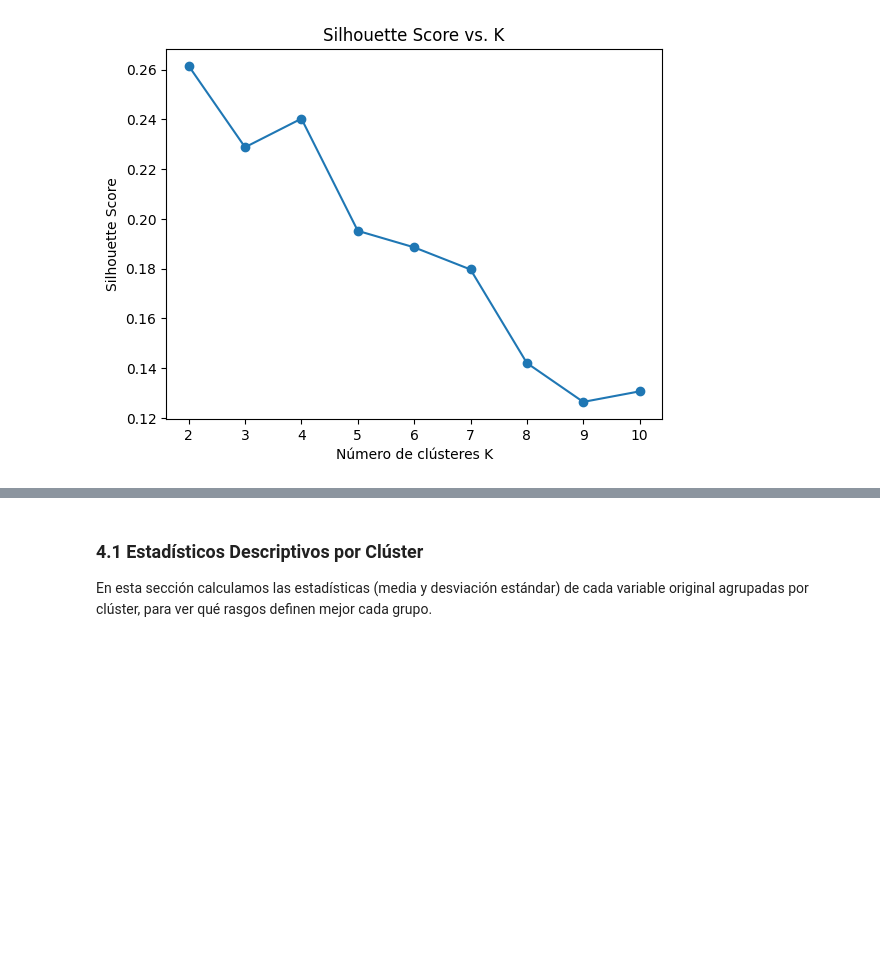
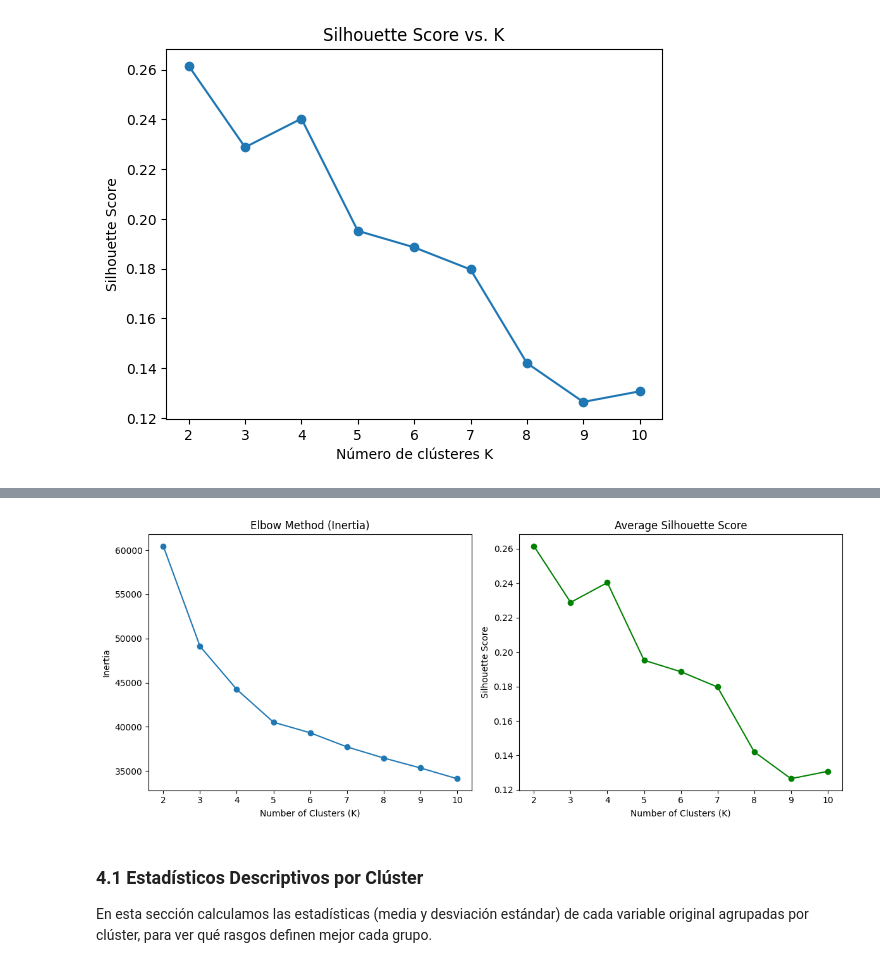
Before and after one commit to IDM4s-2025/TC2034-final-team7, a Jupyter notebook: Evidence2.ipynb, the cells around one changed output, grey strips where cells are left out. Cells and saved outputs as stored; diff of their text form; code cells hidden in the pictures; blank space fills up the shorter version.

```diff
--- a/Evidence2.ipynb
+++ b/Evidence2.ipynb
@@ -145,3 +173,39 @@ Name: count, dtype: int64
+# %%
+from sklearn.cluster import KMeans
+from sklearn.metrics import silhouette_score
+import matplotlib.pyplot as plt
+
+inertias = []
+silhouettes = []
+K_range = range(2, 11)
+
+for k in K_range:
+    km = KMeans(n_clusters=k, random_state=42)
+    labels = km.fit_predict(X_proc)
+    inertias.append(km.inertia_)
+    silhouettes.append(silhouette_score(X_proc, labels))
+
+# Graficar ambos
+plt.figure(figsize=(12, 5))
+
+# Inertia
+plt.subplot(1, 2, 1)
+plt.plot(K_range, inertias, marker='o')
+plt.title("Elbow Method (Inertia)")
+plt.xlabel("Number of Clusters (K)")
+plt.ylabel("Inertia")
+
+# Silhouette
+plt.subplot(1, 2, 2)
+plt.plot(K_range, silhouettes, marker='o', color='green')
+plt.title("Average Silhouette Score")
+plt.xlabel("Number of Clusters (K)")
+plt.ylabel("Silhouette Score")
+
+plt.tight_layout()
+plt.show()
+# %% [output]
+[figure, added]
 # %% [markdown]
 ### 4.1 Estadísticos Descriptivos por Clúster
 
```
Also changed, not shown: parts of 18 cells of this notebook, 1 other file.
